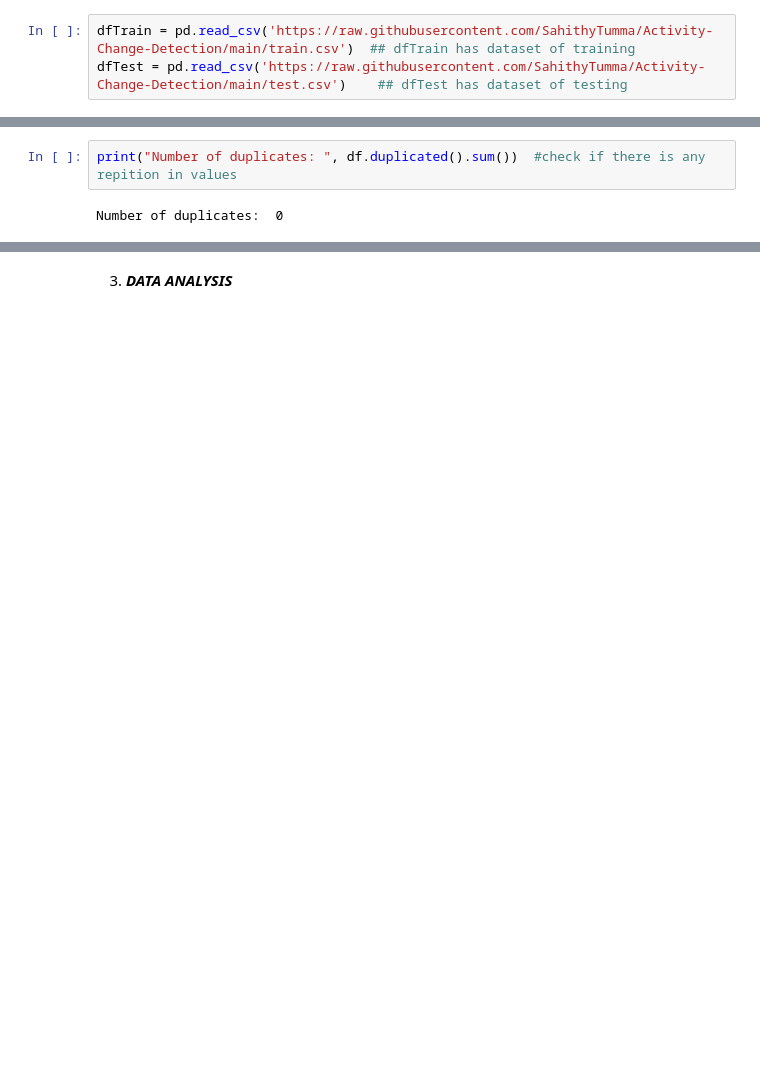
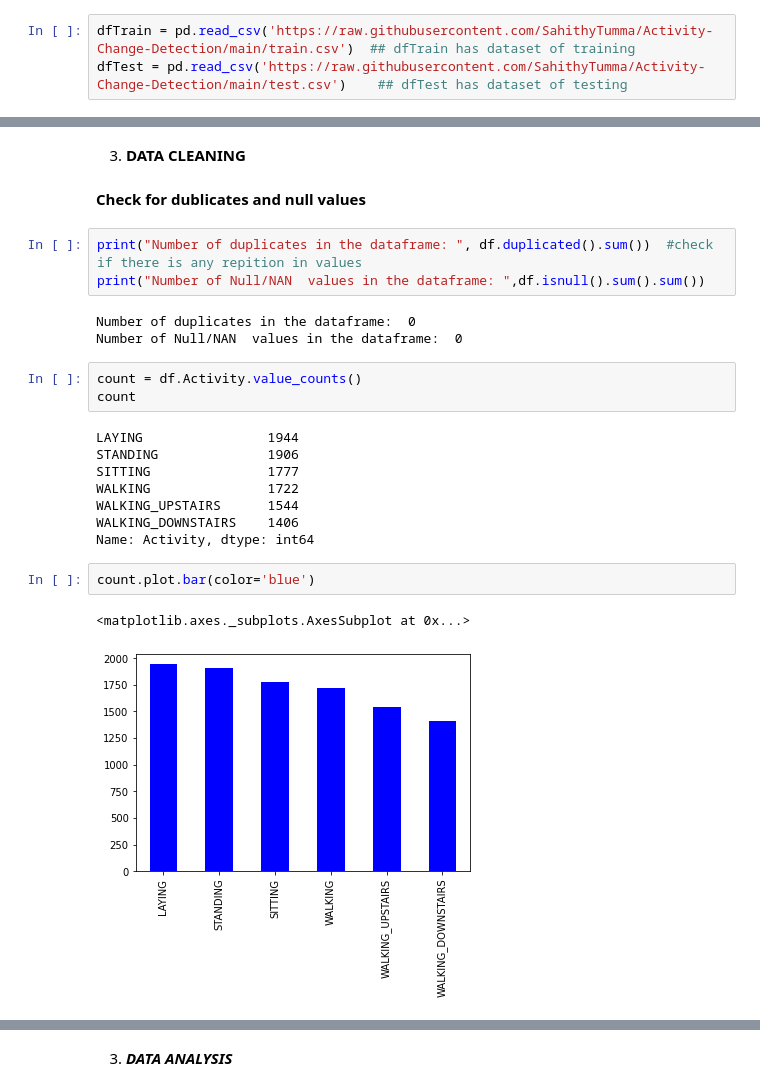
Before and after one commit to SahithyTumma/Activity-Change-Detection, a Jupyter notebook: Activity_Change_Detection.ipynb, the cells around one changed output, grey strips where cells are left out. Drawn from its saved outputs; the diff is of its cells as text; blank space fills up the shorter version.

```diff
--- a/Activity_Change_Detection.ipynb
+++ b/Activity_Change_Detection.ipynb
@@ -121,4 +157,26 @@ Name: tBodyAccmeanX, dtype: float64
+# %% [markdown]
+3) **DATA CLEANING**
+# %% [markdown]
+**Check for dublicates and null values**
 # %%
-print("Number of duplicates: ", df.duplicated().sum())  #check if there is any repition in values
+print("Number of duplicates in the dataframe: ", df.duplicated().sum())  #check if there is any repition in values
+print("Number of Null/NAN  values in the dataframe: ",df.isnull().sum().sum())
 # %% [output]
-Number of duplicates:  0
+Number of duplicates in the dataframe:  0
+Number of Null/NAN  values in the dataframe:  0
+# %%
+count = df.Activity.value_counts()
+count
+# %% [output]
+LAYING                1944
+STANDING              1906
+SITTING               1777
+WALKING               1722
+WALKING_UPSTAIRS      1544
+WALKING_DOWNSTAIRS    1406
+Name: Activity, dtype: int64
+# %%
+count.plot.bar(color='blue')
+# %% [output]
+<matplotlib.axes._subplots.AxesSubplot at 0x...>
+[figure, added]
```
Also changed, not shown: parts of 74 cells of this notebook.
